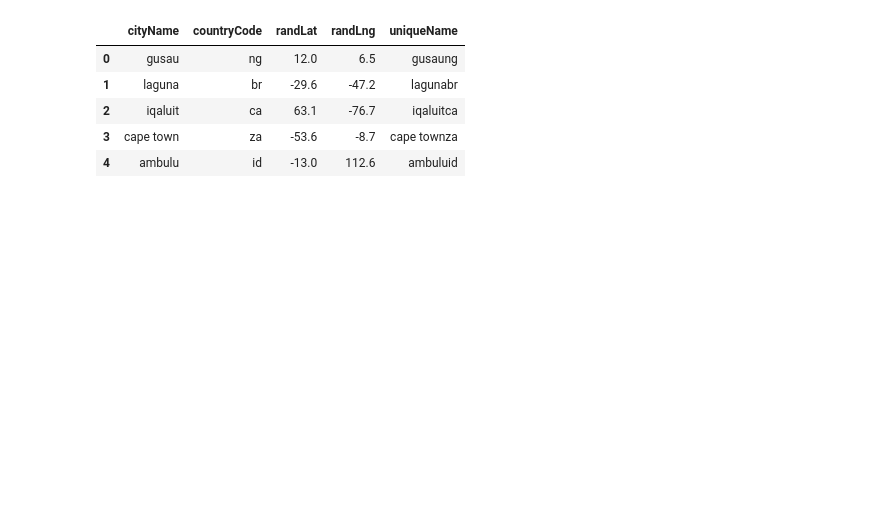
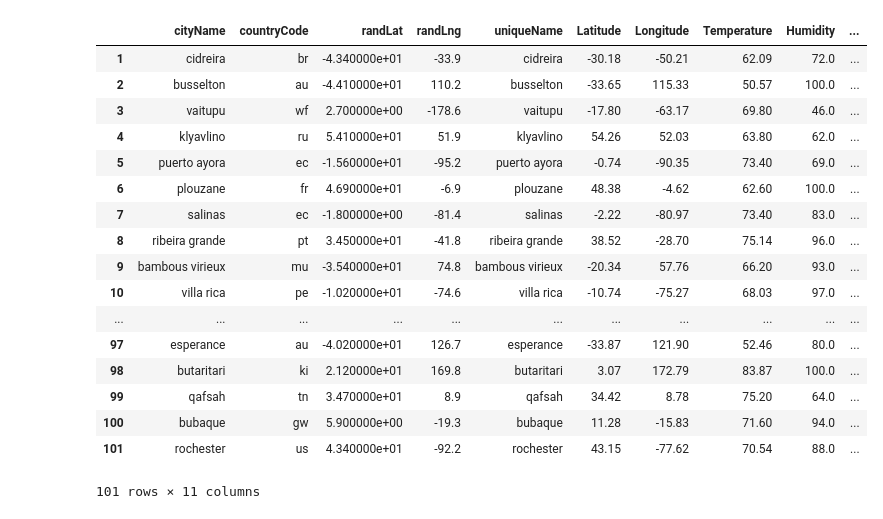
Before and after one commit to Jkremr/Temp-lat-lng-analysis, a Jupyter notebook: weather_analysis.ipynb, the cells around one changed output. Cells and saved outputs as stored; diff of their text form; code cells hidden in the pictures; blank space fills up the shorter version.

Commit message:
Fixed issue to allow error handling on API calls to OWM that return status 4**

```diff
--- a/weather_analysis.ipynb
+++ b/weather_analysis.ipynb
@@ -20,5 +20,9 @@ latVals = np.arange(latDim['min'], latDim['max'], 0.1)
 lngVals = np.arange(lngDim['min'], lngDim['max'], 0.1)
 # %%
 # Create an empty data frame that will contain details of our randomly selected cities.
-colNames = ('cityName', 'countryCode', 'randLat', 'randLng', 'uniqueName')
-cities = pd.DataFrame(columns=(colNames))
+cities = 0
+
+colNames = ('cityName', 'countryCode', 'randLat', 'randLng', 'uniqueName', 'Latitude', 'Longitude','Temperature',
+            'Humidity','Cloudiness','WindSpeed')
+cities = pd.DataFrame(columns = colNames)
+cities
@@ -39,0 +31,32 @@ while len(cities) < sampleSize:
+# %%
+# Query Citipy for random lat long values until we collect our sample.
+
+sampleSize = 100
+
+baseUrl = 'http://api.openweathermap.org/data/2.5/weather?q='
+units = 'imperial'
+
+while len(cities) <= sampleSize:
+    randLat = random.choice(latVals)
+    randLng = random.choice(lngVals)
+    city = citipy.nearest_city(randLat, randLng)
+    cityName = city.city_name
+    countryCode = city.country_code
+    if cityName + countryCode in cities.uniqueName.tolist():
+        pass
+    else:
+        url = baseUrl + cityName + ',' + countryCode + '&units=' + units + '&APPID=' + apiKey
+        weather_response = req.get(url)
+        weather_json = weather_response.json()
+        print('Status code: ' + str(weather_json["cod"]) + ' DF Length: ' + str(len(cities)))
+        if weather_json["cod"] == 200:
+            Latitude = weather_json["coord"]["lat"]
+            Longitude = weather_json["coord"]["lon"]
+            Temperature = weather_json["main"]["temp"]
+            Humidity = weather_json["main"]["humidity"]
+            Cloudiness = weather_json["clouds"]["all"]
+            WindSpeed = weather_json["wind"]["speed"]
+            cities.loc[len(cities)+1] = [cityName, countryCode, randLat, randLng, cityName, Latitude, Longitude, Temperature, Humidity, Cloudiness, WindSpeed]
+#             cities = concat(cities, DataFrame([{'cityName': cityName, 'countryCode' : countryCode, 'randLat' : randLat,'randLng' : randLng, 'uniqueName' : cityName, 'Latitude' : Latitude, 'Longitude' : Longitude,'Temperature' : Temperature, 'Humidity' : Humidity,'Cloudiness' : Cloudiness,'WindSpeed' : WindSpeed}])
+        else:
+            pass
@@ -40,11 +81,23 @@ while len(cities) < sampleSize:
 # %%
-cities.head()
+cities
 # %% [output]
-|  | cityName | countryCode | randLat | randLng | uniqueName |
-| 0 | gusau | ng | 12.0 | 6.5 | gusaung |
-| 1 | laguna | br | -29.6 | -47.2 | lagunabr |
-| 2 | iqaluit | ca | 63.1 | -76.7 | iqaluitca |
-| 3 | cape town | za | -53.6 | -8.7 | cape townza |
-| 4 | ambulu | id | -13.0 | 112.6 | ambuluid |
+|  | cityName | countryCode | randLat | randLng | uniqueName | Latitude | Longitude | Temperature | Humidity | ... |
+| 1 | cidreira | br | -4.340000e+01 | -33.9 | cidreira | -30.18 | -50.21 | 62.09 | 72.0 | ... |
+| 2 | busselton | au | -4.410000e+01 | 110.2 | busselton | -33.65 | 115.33 | 50.57 | 100.0 | ... |
+| 3 | vaitupu | wf | 2.700000e+00 | -178.6 | vaitupu | -17.80 | -63.17 | 69.80 | 46.0 | ... |
+| 4 | klyavlino | ru | 5.410000e+01 | 51.9 | klyavlino | 54.26 | 52.03 | 63.80 | 62.0 | ... |
+| 5 | puerto ayora | ec | -1.560000e+01 | -95.2 | puerto ayora | -0.74 | -90.35 | 73.40 | 69.0 | ... |
+| 6 | plouzane | fr | 4.690000e+01 | -6.9 | plouzane | 48.38 | -4.62 | 62.60 | 100.0 | ... |
+| 7 | salinas | ec | -1.800000e+00 | -81.4 | salinas | -2.22 | -80.97 | 73.40 | 83.0 | ... |
+| 8 | ribeira grande | pt | 3.450000e+01 | -41.8 | ribeira grande | 38.52 | -28.70 | 75.14 | 96.0 | ... |
+| 9 | bambous virieux | mu | -3.540000e+01 | 74.8 | bambous virieux | -20.34 | 57.76 | 66.20 | 93.0 | ... |
+| 10 | villa rica | pe | -1.020000e+01 | -74.6 | villa rica | -10.74 | -75.27 | 68.03 | 97.0 | ... |
+| ... | ... | ... | ... | ... | ... | ... | ... | ... | ... | ... |
+| 97 | esperance | au | -4.020000e+01 | 126.7 | esperance | -33.87 | 121.90 | 52.46 | 80.0 | ... |
+| 98 | butaritari | ki | 2.120000e+01 | 169.8 | butaritari | 3.07 | 172.79 | 83.87 | 100.0 | ... |
+| 99 | qafsah | tn | 3.470000e+01 | 8.9 | qafsah | 34.42 | 8.78 | 75.20 | 64.0 | ... |
+| 100 | bubaque | gw | 5.900000e+00 | -19.3 | bubaque | 11.28 | -15.83 | 71.60 | 94.0 | ... |
+| 101 | rochester | us | 4.340000e+01 | -92.2 | rochester | 43.15 | -77.62 | 70.54 | 88.0 | ... |
+101 rows × 11 columns
 # %%
 len(cities)
```
Also changed, not shown: parts of 8 cells of this notebook.
